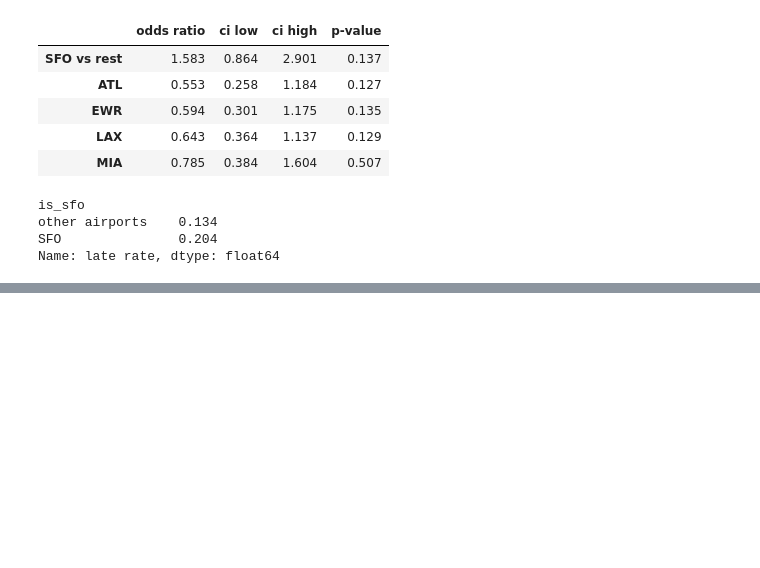
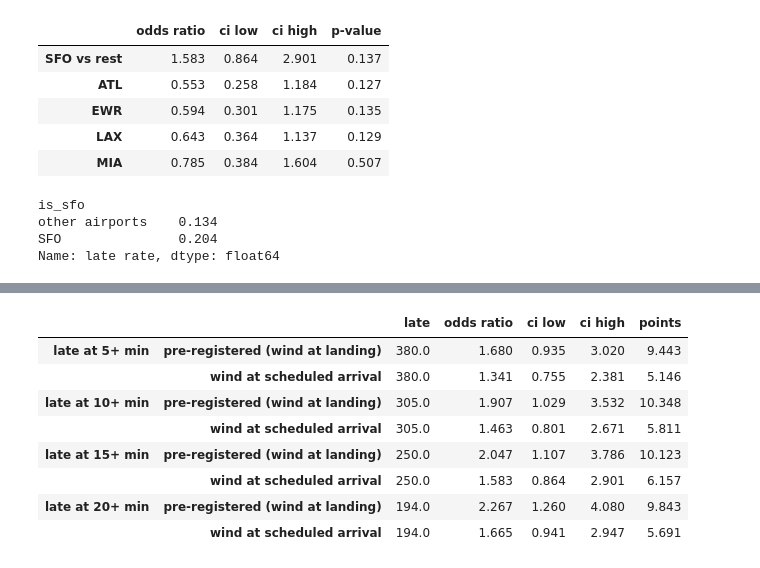
Before and after one commit to Riostega/flight-delay-pipeline, a Jupyter notebook: analysis/02_regression.ipynb, the cells around one changed output, grey strips where cells are left out. Drawn from its saved outputs; the diff is of its cells as text; code cells hidden in the pictures; blank space fills up the shorter version.

```diff
--- a/analysis/02_regression.ipynb
+++ b/analysis/02_regression.ipynb
@@ -688,8 +788,10 @@ The fix is to take the reading at the **scheduled** arrival time, which is fixed
 # %%
 from flights_data import load_weather, wind_at_scheduled_arrival
 
-sample["wind_at_schedule"] = wind_at_scheduled_arrival(sample, load_weather())
+weather = load_weather()
+sample["wind_at_schedule"] = wind_at_scheduled_arrival(sample, weather)
 print("Flights matched to a reading at their scheduled time:", sample["wind_at_schedule"].notna().sum(), "of", len(sample))
+assert sample["wind_at_schedule"].notna().all(), "Some flights have no reading within 2 hours of their schedule (see the amendment)"
 
 # How much later, calmer readings late flights picked up: wind at actual landing minus wind at schedule.
 sample.assign(shift=sample["weather_wind_speed"] - sample["wind_at_schedule"]).pivot_table(
@@ -732,0 +900,8 @@ Name: late rate, dtype: float64
+# %%
+# Rough power of the October test: the chance its clustered interval clears 1 if SFO's true odds
+# ratio is the September re-timed estimate. It assumes October's uncertainty matches September's,
+# scaled for 10 pulls instead of 11. Requiring the bootstrap to clear 1 as well makes it lower.
+row = retimed_summary.loc["is_sfo"]
+standard_error = (np.log(row["ci high"]) - np.log(row["ci low"])) / (2 * 1.96) * np.sqrt(11 / 10)
+power = 1 - norm.cdf(1.96 - np.log(row["odds ratio"]) / standard_error)
+print(f"Approximate power with 10 pulls: {power:.0%}")
@@ -732,0 +929,24 @@ Name: late rate, dtype: float64
+# %%
+def late_at(data, threshold, sfo_threshold=None):
+    """The data with 'late' redefined as landing at least `threshold` minutes after schedule."""
+    if sfo_threshold is None:
+        sfo_threshold = threshold
+    cut_off = np.where(data["is_sfo"] == 1, sfo_threshold, threshold)
+    return data.assign(is_late=(data["arrival_delay_minutes"] >= cut_off).astype(int))
+
+
+def sfo_effect(formula, data):
+    """SFO vs rest: odds ratio, clustered 95% interval, and the average effect in percentage points."""
+    fit = fit_logit(formula, data)
+    row = odds_ratios(fit, ["is_sfo"]).loc["is_sfo"]
+    points = fit.get_margeff(at="overall", dummy=True).summary_frame().loc["is_sfo"].iloc[0] * 100
+    return {"late": data["is_late"].sum(), "odds ratio": row["odds ratio"],
+            "ci low": row["ci low"], "ci high": row["ci high"], "points": points}
+
+
+assert late_at(sample, 15)["is_late"].equals(sample["is_late"]), "15 minutes should reproduce the fitted outcome"
+
+pd.DataFrame({
+    f"SFO taxi-in {k:+d} min (SFO late at {15 - k}+)": sfo_effect(RETIMED_PRIMARY, late_at(sample, 15, 15 - k))
+    for k in [-4, -2, 0, 2, 4]
+}).T.round(3)
@@ -732,0 +960,17 @@ Name: late rate, dtype: float64
+# %%
+thresholds = {}
+for threshold in [5, 10, 15, 20]:
+    data = late_at(sample, threshold)
+    thresholds[(f"late at {threshold}+ min", "pre-registered (wind at landing)")] = sfo_effect(PRIMARY_FORMULA, data)
+    thresholds[(f"late at {threshold}+ min", "wind at scheduled arrival")] = sfo_effect(RETIMED_PRIMARY, data)
+pd.DataFrame(thresholds).T.round(3)
+# %% [output]
+|  |  | late | odds ratio | ci low | ci high | points |
+| late at 5+ min | pre-registered (wind at landing) | 380.0 | 1.680 | 0.935 | 3.020 | 9.443 |
+|  | wind at scheduled arrival | 380.0 | 1.341 | 0.755 | 2.381 | 5.146 |
+| late at 10+ min | pre-registered (wind at landing) | 305.0 | 1.907 | 1.029 | 3.532 | 10.348 |
+|  | wind at scheduled arrival | 305.0 | 1.463 | 0.801 | 2.671 | 5.811 |
+| late at 15+ min | pre-registered (wind at landing) | 250.0 | 2.047 | 1.107 | 3.786 | 10.123 |
+|  | wind at scheduled arrival | 250.0 | 1.583 | 0.864 | 2.901 | 6.157 |
+| late at 20+ min | pre-registered (wind at landing) | 194.0 | 2.267 | 1.260 | 4.080 | 9.843 |
+|  | wind at scheduled arrival | 194.0 | 1.665 | 0.941 | 2.947 | 5.691 |
```
Also changed, not shown: parts of 33 cells of this notebook, 2 other files.
